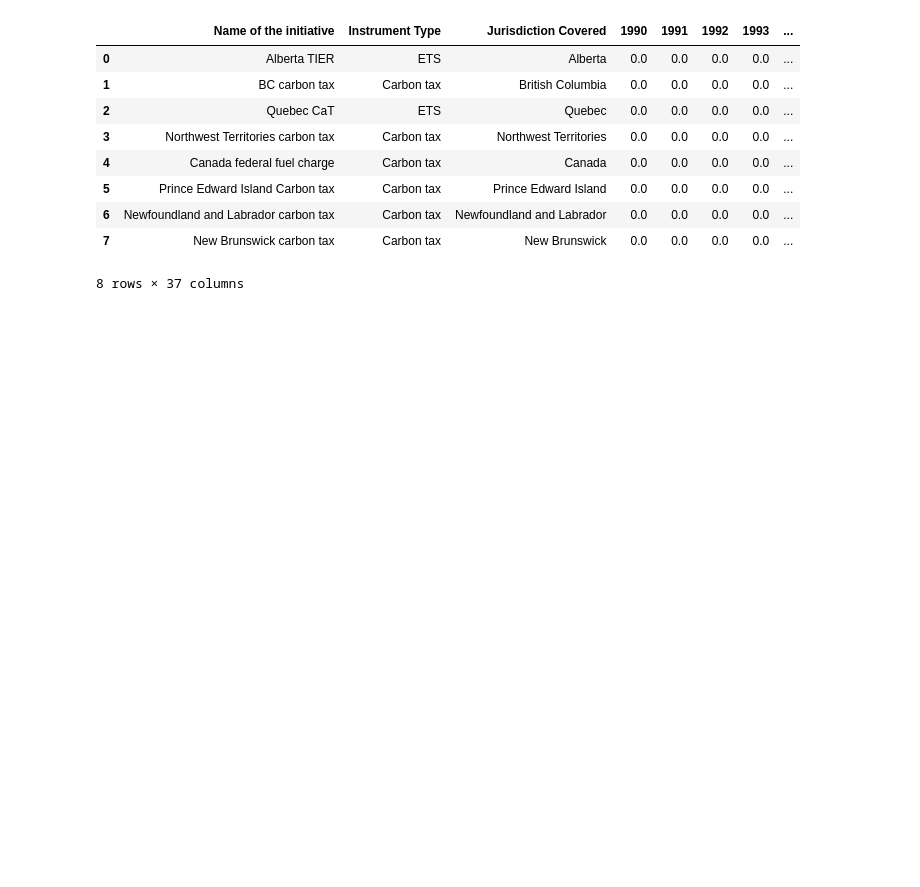
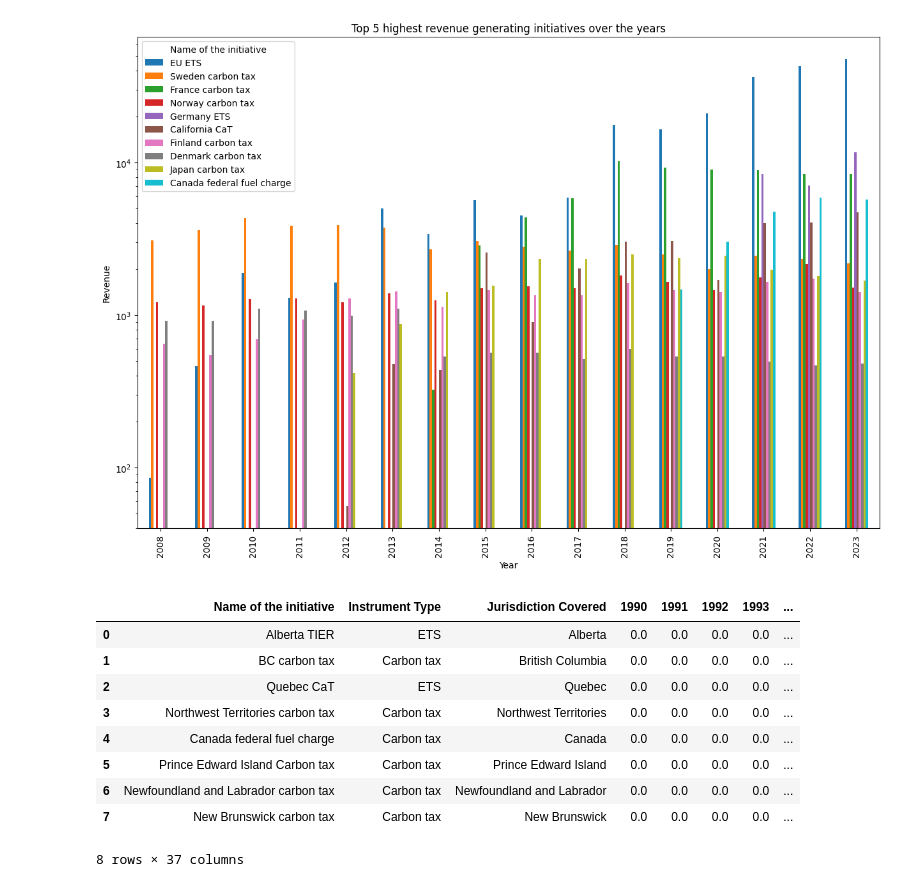
Before and after one commit to sinaziaee/spe_datathon, a Jupyter notebook: carbon_revenue.ipynb, the cells around one changed output. Saved outputs shown, nothing was run; the diff lists cells and outputs as text; code cells hidden in the pictures; blank space fills up the shorter version.

```diff
--- a/carbon_revenue.ipynb
+++ b/carbon_revenue.ipynb
@@ -15,3 +15,4 @@ df = df[(df.iloc[:, 5:] != 'Not available').all(axis=1)]
 df = df[df.iloc[:, 5:].sum(axis=1) != 0].reset_index(drop=True)
 df = df.drop(columns=['Metric'])
 df.head()
+df.set_index('Name of the initiative', inplace=True)
@@ -26,3 +28,25 @@ df.head()
+# %%
+# covert the values in the columns from 4th column onwards to numeric
+df.iloc[:, 0:] = df.iloc[:, 0:].apply(pd.to_numeric, errors='coerce')
+df['Total Revenue'] = df.sum(axis=1)
+# %%
+# show the trend of revenue over the years for the top 5 highest revenue generating initiatives
+top5 = df['Total Revenue'].sort_values(ascending=False).head(10).index
+df_top5 = df.loc[top5, :]
+df_top5 = df_top5.iloc[:, 20:]
+df_top5 = df_top5.transpose()
+# drop last row which is the total revenue
+df_top5 = df_top5.iloc[:-1, :]
+# show a bar plot for the top 5 highest revenue generating initiatives over the years without the total revenue column
+df_top5.plot(kind='bar', figsize=(15, 10))
+plt.xlabel('Year')
+plt.ylabel('Revenue')
+# log on y
+plt.yscale('log')
+plt.title('Top 5 highest revenue generating initiatives over the years')
+plt.show()
+# %% [output]
+[figure, added]
 # %%
 # select the rows where the Area is in the selected_areas list
 selected_areas = ['Alberta', 'British Columbia', 'Quebec', 'Northwest Territories', 'Canada', 'Prince Edward Island', 'Newfoundland and Labrador', 'New Brunswick']
```
Also changed, not shown: parts of 2 cells of this notebook, 25 other files.
